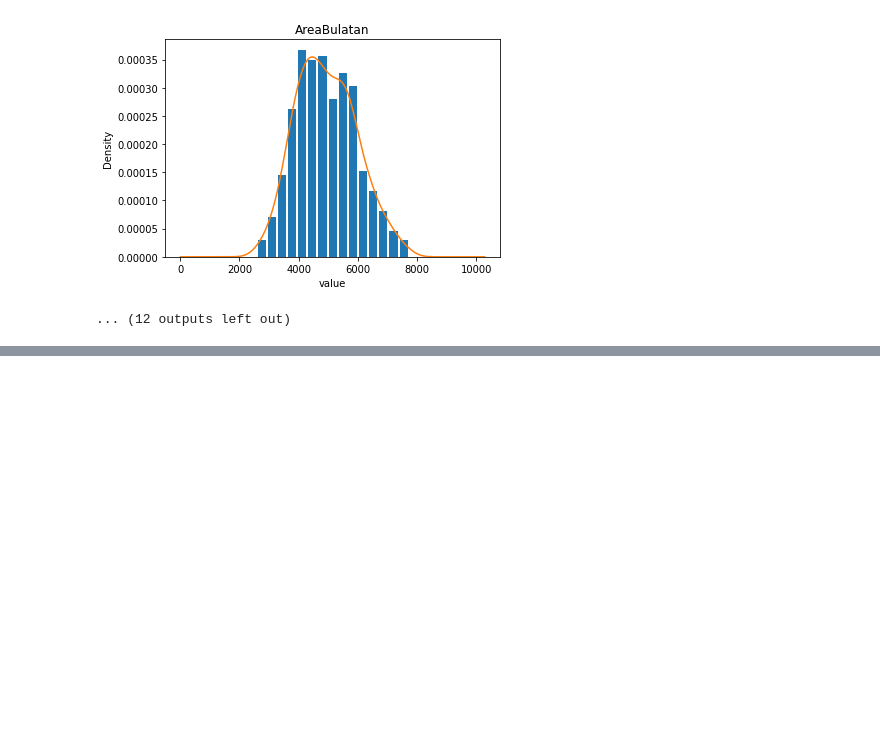
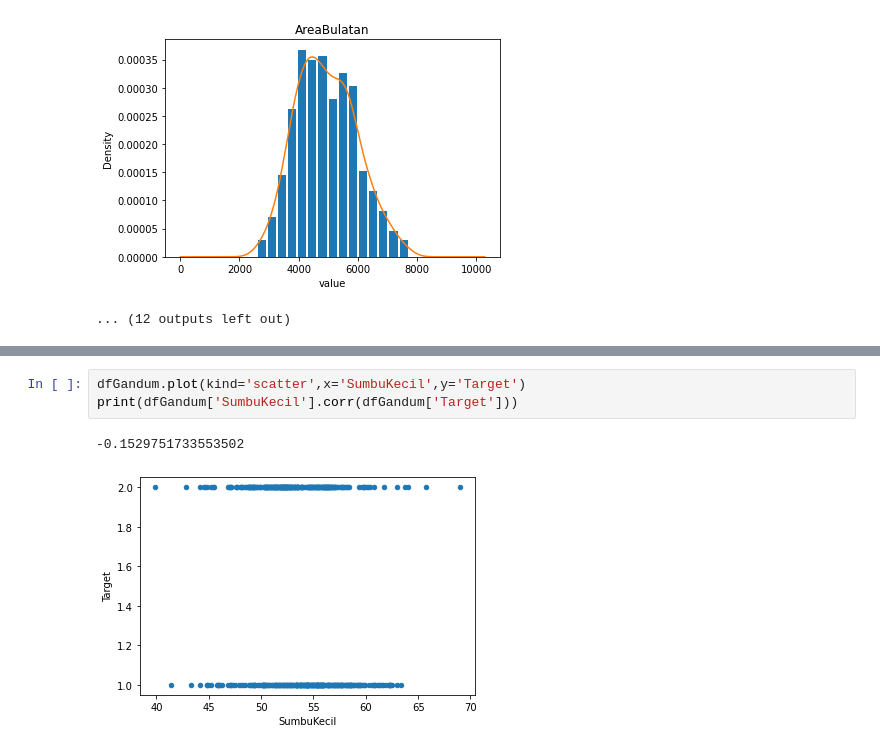
Before and after one commit to nthnieljson/hypothesis-testing, a Jupyter notebook: Untitled.ipynb, the cells around one changed output, grey strips where cells are left out. Drawn from its saved outputs; the diff is of its cells as text; blank space fills up the shorter version.

```diff
--- a/Untitled.ipynb
+++ b/Untitled.ipynb
@@ -1067,0 +1098,6 @@ Daerah kritis = Z > 1.6449 atau Z < -1.6449, dan Z = -3.6273812505500587, maka
+# %%
+dfGandum.plot(kind='scatter',x='SumbuKecil',y='Target')
+print(dfGandum['SumbuKecil'].corr(dfGandum['Target']))
+# %% [output]
+-0.1529751733553502
+[figure, added]
```
Also changed, not shown: parts of 29 cells of this notebook.
